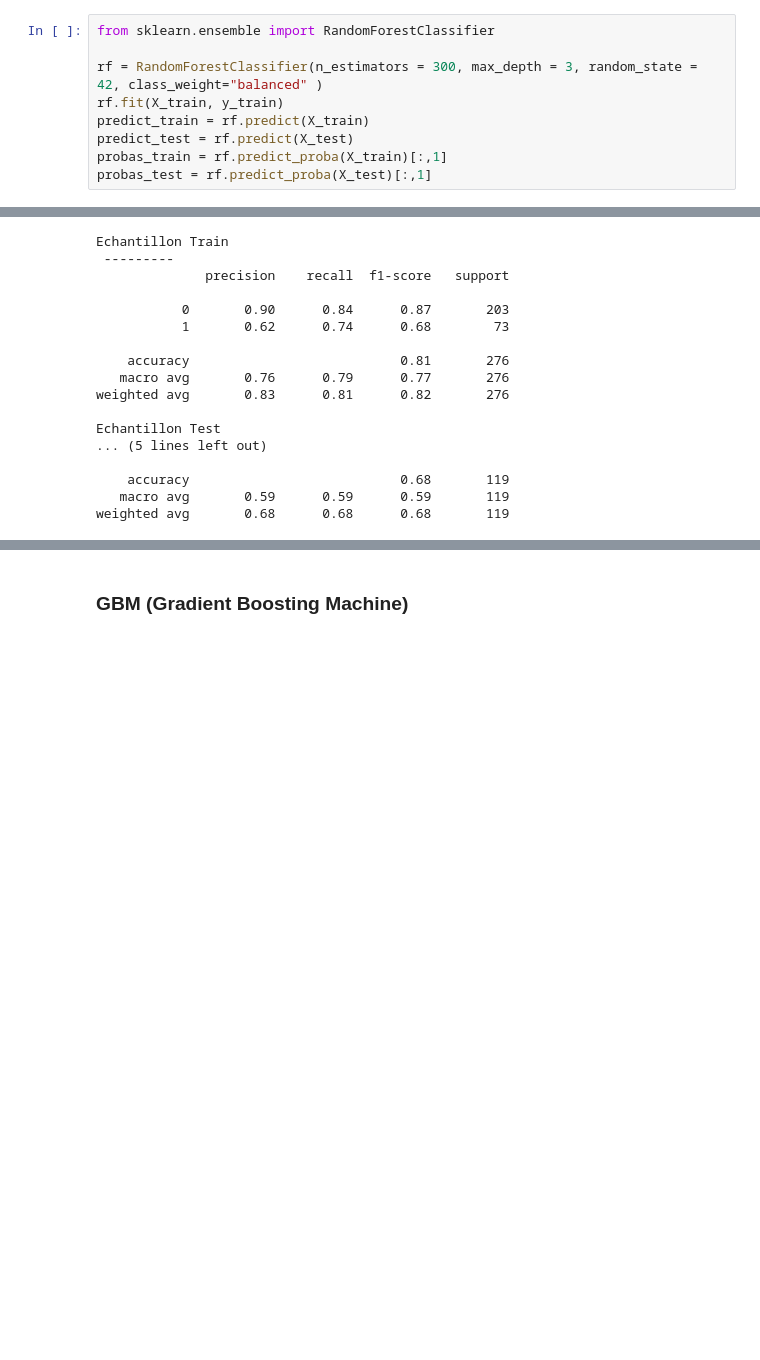
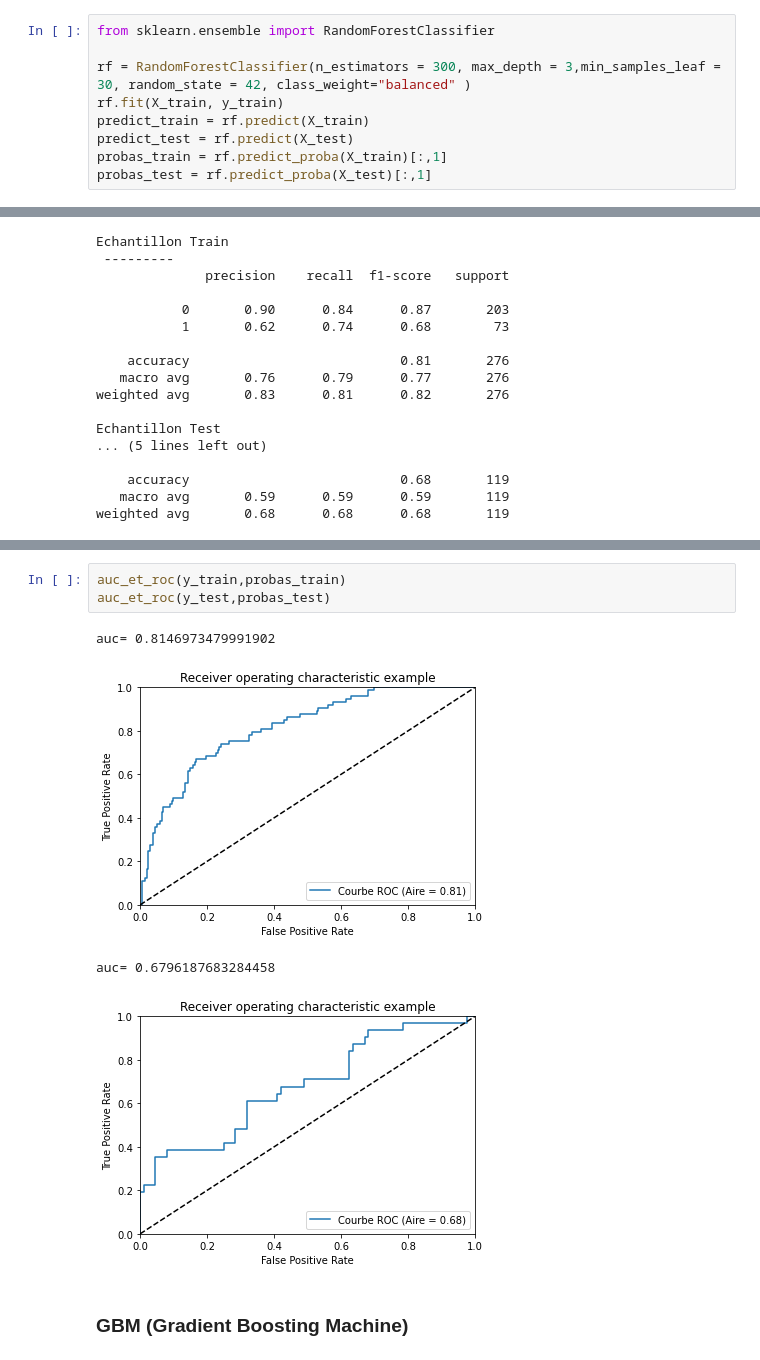
Before and after one commit to wil0u/python-formation-3, a Jupyter notebook: notebooks/Tuto_CoursMLPython_ClassificationAlcool.ipynb, the cells around one changed output, grey strips where cells are left out. Drawn from its saved outputs; the diff is of its cells as text; blank space fills up the shorter version.

```diff
--- a/notebooks/Tuto_CoursMLPython_ClassificationAlcool.ipynb
+++ b/notebooks/Tuto_CoursMLPython_ClassificationAlcool.ipynb
@@ -665,7 +693,7 @@ tree.plot_tree(modele_arbre,class_names=True, max_depth=4,proportion=True, fonts
 # %%
 from sklearn.ensemble import RandomForestClassifier
 
-rf = RandomForestClassifier(n_estimators = 300, max_depth = 3, random_state = 42, class_weight="balanced" )
+rf = RandomForestClassifier(n_estimators = 300, max_depth = 3,min_samples_leaf = 30, random_state = 42, class_weight="balanced" )
 rf.fit(X_train, y_train)
 predict_train = rf.predict(X_train)
 predict_test = rf.predict(X_test)
@@ -718,3 +746,11 @@ pd.DataFrame([X_train.columns,rf.feature_importances_]).T.sort_values([1],ascend
+# %%
+auc_et_roc(y_train,probas_train)
+auc_et_roc(y_test,probas_test)
+# %% [output]
+auc= 0.8146973479991902
+[figure, added]
+auc= 0.6796187683284458
+[figure, added]
 # %% [markdown]
 ### GBM (Gradient Boosting Machine)
 # %%
```
Also changed, not shown: parts of 11 cells of this notebook, 5 other files.
